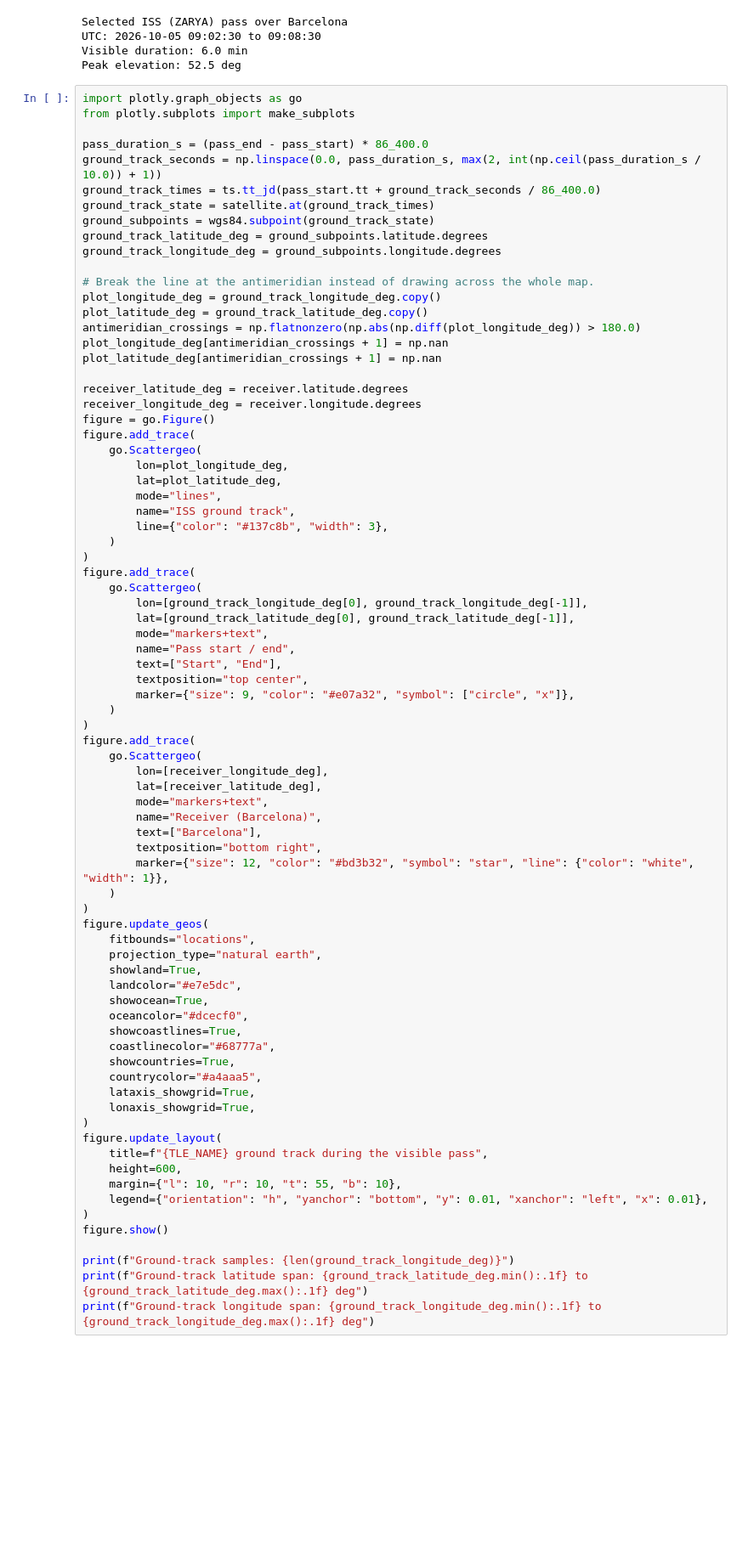
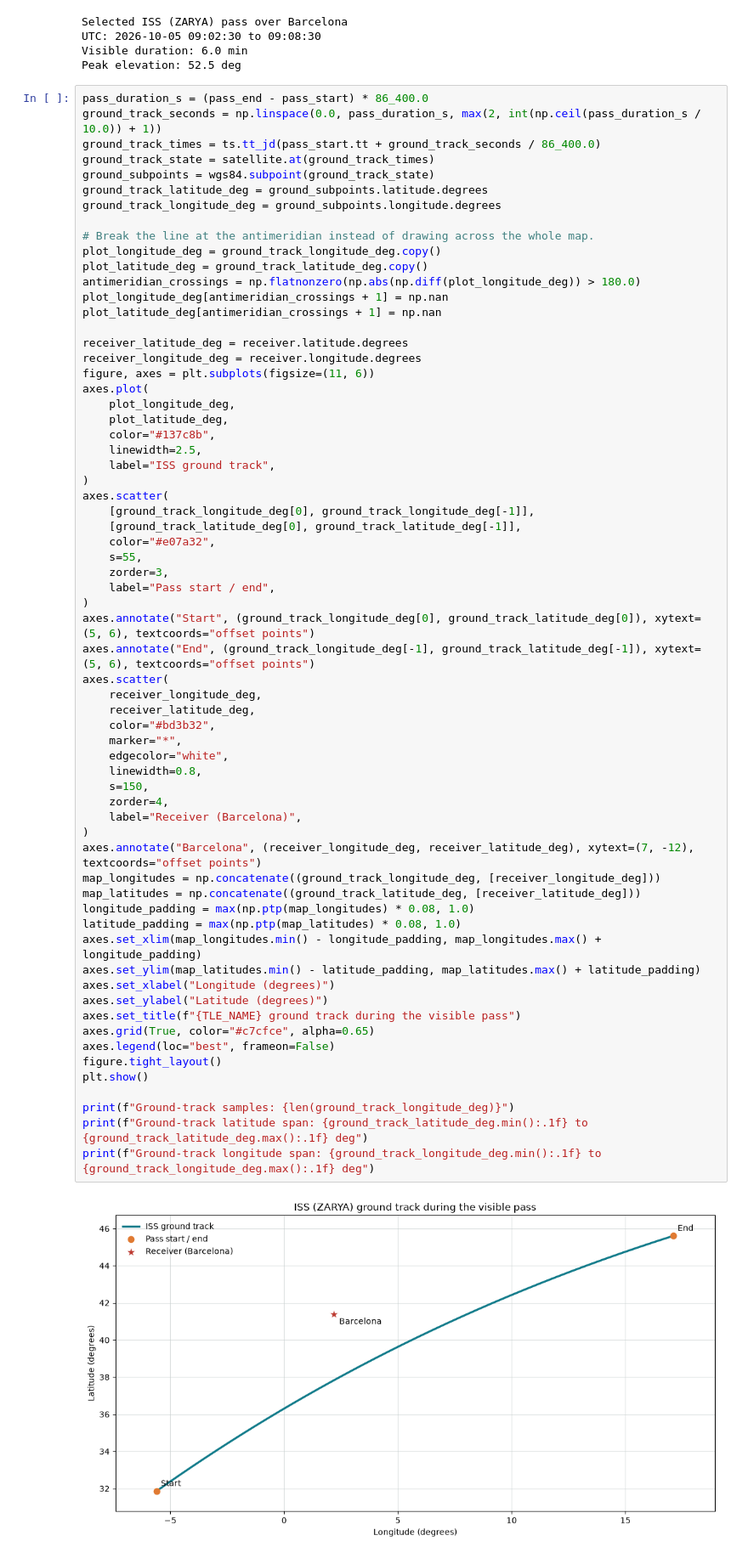
Before and after one commit to mgfernan/uab-positioning, a Jupyter notebook: notebooks/leo_doppler_positioning.ipynb, the cells around one changed output. Shown at 85% size. Drawn from its saved outputs; the diff is of its cells as text; blank space fills up the shorter version.

Commit message:
fix(notebooks): replace plotly for matplotlib
Plotly does not render the plots in Github

```diff
--- a/notebooks/leo_doppler_positioning.ipynb
+++ b/notebooks/leo_doppler_positioning.ipynb
@@ -67,84 +67,72 @@ UTC: 2026-10-05 09:02:30 to 09:08:30
 Visible duration: 6.0 min
 Peak elevation: 52.5 deg
 # %%
-import plotly.graph_objects as go
-from plotly.subplots import make_subplots
-
 pass_duration_s = (pass_end - pass_start) * 86_400.0
 ground_track_seconds = np.linspace(0.0, pass_duration_s, max(2, int(np.ceil(pass_duration_s / 10.0)) + 1))
 ground_track_times = ts.tt_jd(pass_start.tt + ground_track_seconds / 86_400.0)
 ground_track_state = satellite.at(ground_track_times)
 ground_subpoints = wgs84.subpoint(ground_track_state)
 ground_track_latitude_deg = ground_subpoints.latitude.degrees
 ground_track_longitude_deg = ground_subpoints.longitude.degrees
 
 # Break the line at the antimeridian instead of drawing across the whole map.
 plot_longitude_deg = ground_track_longitude_deg.copy()
 plot_latitude_deg = ground_track_latitude_deg.copy()
 antimeridian_crossings = np.flatnonzero(np.abs(np.diff(plot_longitude_deg)) > 180.0)
 plot_longitude_deg[antimeridian_crossings + 1] = np.nan
 plot_latitude_deg[antimeridian_crossings + 1] = np.nan
 
 receiver_latitude_deg = receiver.latitude.degrees
 receiver_longitude_deg = receiver.longitude.degrees
-figure = go.Figure()
-figure.add_trace(
-    go.Scattergeo(
-        lon=plot_longitude_deg,
-        lat=plot_latitude_deg,
-        mode="lines",
-        name="ISS ground track",
-        line={"color": "#137c8b", "width": 3},
-    )
+figure, axes = plt.subplots(figsize=(11, 6))
+axes.plot(
+    plot_longitude_deg,
+    plot_latitude_deg,
+    color="#137c8b",
+    linewidth=2.5,
+    label="ISS ground track",
 )
-figure.add_trace(
-    go.Scattergeo(
-        lon=[ground_track_longitude_deg[0], ground_track_longitude_deg[-1]],
-        lat=[ground_track_latitude_deg[0], ground_track_latitude_deg[-1]],
-        mode="markers+text",
-        name="Pass start / end",
-        text=["Start", "End"],
-        textposition="top center",
-        marker={"size": 9, "color": "#e07a32", "symbol": ["circle", "x"]},
-    )
+axes.scatter(
+    [ground_track_longitude_deg[0], ground_track_longitude_deg[-1]],
+    [ground_track_latitude_deg[0], ground_track_latitude_deg[-1]],
+    color="#e07a32",
+    s=55,
+    zorder=3,
+    label="Pass start / end",
 )
-figure.add_trace(
-    go.Scattergeo(
-        lon=[receiver_longitude_deg],
-        lat=[receiver_latitude_deg],
-        mode="markers+text",
-        name="Receiver (Barcelona)",
-        text=["Barcelona"],
-        textposition="bottom right",
-        marker={"size": 12, "color": "#bd3b32", "symbol": "star", "line": {"color": "white", "width": 1}},
-    )
+axes.annotate("Start", (ground_track_longitude_deg[0], ground_track_latitude_deg[0]), xytext=(5, 6), textcoords="offset points")
+axes.annotate("End", (ground_track_longitude_deg[-1], ground_track_latitude_deg[-1]), xytext=(5, 6), textcoords="offset points")
+axes.scatter(
+    receiver_longitude_deg,
+    receiver_latitude_deg,
+    color="#bd3b32",
+    marker="*",
+    edgecolor="white",
+    linewidth=0.8,
+    s=150,
+    zorder=4,
+    label="Receiver (Barcelona)",
 )
-figure.update_geos(
-    fitbounds="locations",
-    projection_type="natural earth",
-    showland=True,
-    landcolor="#e7e5dc",
-    showocean=True,
-    oceancolor="#dcecf0",
-    showcoastlines=True,
-    coastlinecolor="#68777a",
-    showcountries=True,
-    countrycolor="#a4aaa5",
-    lataxis_showgrid=True,
-    lonaxis_showgrid=True,
-)
-figure.update_layout(
-    title=f"{TLE_NAME} ground track during the visible pass",
-    height=600,
-    margin={"l": 10, "r": 10, "t": 55, "b": 10},
-    legend={"orientation": "h", "yanchor": "bottom", "y": 0.01, "xanchor": "left", "x": 0.01},
-)
-figure.show()
+axes.annotate("Barcelona", (receiver_longitude_deg, receiver_latitude_deg), xytext=(7, -12), textcoords="offset points")
+map_longitudes = np.concatenate((ground_track_longitude_deg, [receiver_longitude_deg]))
+map_latitudes = np.concatenate((ground_track_latitude_deg, [receiver_latitude_deg]))
+longitude_padding = max(np.ptp(map_longitudes) * 0.08, 1.0)
+latitude_padding = max(np.ptp(map_latitudes) * 0.08, 1.0)
+axes.set_xlim(map_longitudes.min() - longitude_padding, map_longitudes.max() + longitude_padding)
+axes.set_ylim(map_latitudes.min() - latitude_padding, map_latitudes.max() + latitude_padding)
+axes.set_xlabel("Longitude (degrees)")
+axes.set_ylabel("Latitude (degrees)")
+axes.set_title(f"{TLE_NAME} ground track during the visible pass")
+axes.grid(True, color="#c7cfce", alpha=0.65)
+axes.legend(loc="best", frameon=False)
+figure.tight_layout()
+plt.show()
 
 print(f"Ground-track samples: {len(ground_track_longitude_deg)}")
 print(f"Ground-track latitude span: {ground_track_latitude_deg.min():.1f} to {ground_track_latitude_deg.max():.1f} deg")
 print(f"Ground-track longitude span: {ground_track_longitude_deg.min():.1f} to {ground_track_longitude_deg.max():.1f} deg")
 # %% [output]
+[figure, added]
 Ground-track samples: 37
 Ground-track latitude span: 31.9 to 45.6 deg
 Ground-track longitude span: -5.6 to 17.1 deg
```
Also changed, not shown: parts of 2 cells of this notebook.
